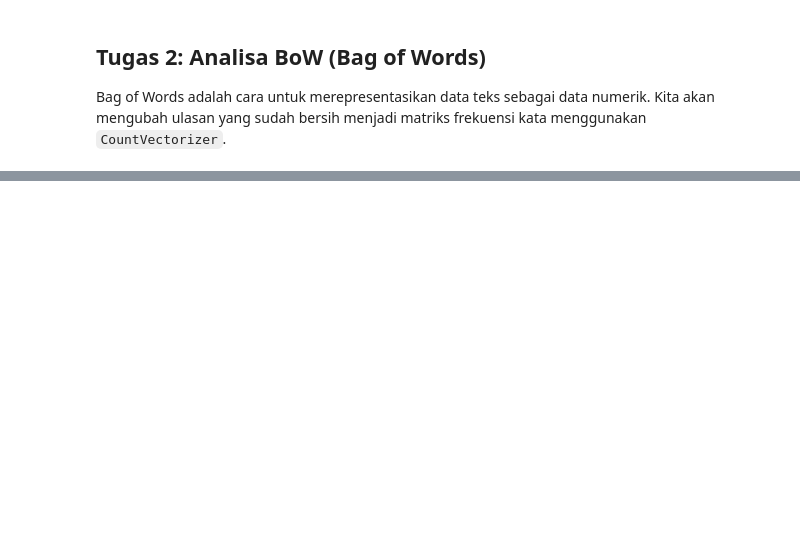
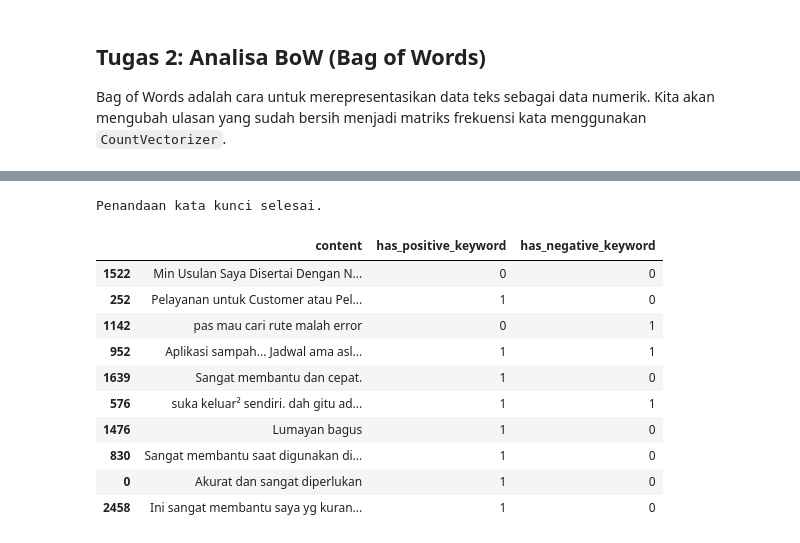
Before and after one commit to qoyyimil/pba, a Jupyter notebook: notebooks/3_EDA_BoW_Regex_Analysis_Moovit.ipynb, the cells around one changed output, grey strips where cells are left out. Cells and saved outputs as stored; diff of their text form; code cells hidden in the pictures; blank space fills up the shorter version.

```diff
--- a/notebooks/3_EDA_BoW_Regex_Analysis_Moovit.ipynb
+++ b/notebooks/3_EDA_BoW_Regex_Analysis_Moovit.ipynb
@@ -254,3 +208,83 @@ Penandaan kata kunci selesai.
+# %%
+# Definisikan kata kunci. Kita ambil dari kata-kata yang sudah di-stem dan umum.
+# Anda bisa memperluas daftar ini.
+positive_keywords = [
+    'bagus', 'baik', 'oke', 'sip', 'mantap', 'keren', 'puas', 'suka',
+    'sangat suka', 'juara', 'terbaik', 'luar biasa', 'istimewa', 'mantul',
+    'rekomendasi', 'rekomended', 'paham', 'mengerti', 'salut', 'jempol',
+    'the best', 'sempurna', 'tanpa cela', 'paten', 'jempolan',
+    'membantu', 'sangat membantu', 'terbantu', 'berguna', 'bermanfaat',
+    'memudahkan', 'mudah', 'gampang', 'gampang banget', 'mudah banget',
+    'simpel', 'praktis', 'efisien', 'fungsional', 'lengkap',
+    'fitur lengkap', 'sangat lengkap', 'ngebantu', 'ngebantu banget',
+    'andal', 'diandalkan', 'user friendly', 'intuitif', 'tampilan bagus',
+    'akurat', 'tepat', 'sesuai', 'real time', 'presisi', 'cepat',
+    'lancar', 'nggak lag', 'tidak lambat', 'ringan', 'enteng', 'nggak berat',
+    'tepat waktu', 'on time', 'sesuai jadwal', 'nggak ngaret', 'nggak telat',
+    'berhasil', 'sukses', 'bisa', 'selamat', 'terselamatkan',
+    'good', 'nice', 'great', 'cool', 'ok', 'love', 'best', 'thanks',
+    'thank you', 'very good', 'helpful', 'amazing', 'awesome',
+    'terima kasih', 'makasih', 'terimakasih', 'makasih banyak', 'terima kasih banyak'
+]
+negative_keywords = [
+    'iklan', 'banyak iklan', 'iklan terus', 'iklan melulu', 'iklan mulu',
+    'ganggu iklan', 'iklannya', 'kebanyakan iklan', 'ads',
+    'error', 'eror', 'bug', 'ngebug', 'crash', 'force close', 'berhenti',
+    'terhenti', 'keluar sendiri', 'mental', 'mental-mentalan', 'sering mental',
+    'nge-freeze', 'ngefreeze', 'blank', 'layar putih', 'tidak merespon', 'macet',
+    'lambat', 'lemot', 'lama', 'loading lama', 'berat', 'lemot banget',
+    'boros baterai', 'boros kuota', 'makan memori',
+    'tidak akurat', 'ga akurat', 'gak akurat', 'kurang akurat', 'salah',
+    'tidak sesuai', 'ga sesuai', 'beda', 'nyasar', 'salah rute', 'ngawur',
+    'salah jadwal', 'bohong', 'ngaco', 'gajelas', 'ga jelas', 'info salah',
+    'estimasi salah', 'ngaret', 'telat', 'tidak update', 'ketinggalan',
+    'gagal', 'tidak bisa', 'gabisa', 'gak bisa', 'ga bisa', 'susah',
+    'sulit', 'ribet', 'rumit', 'bingung', 'pusing', 'masalah', 'kendala',
+    'tidak berfungsi', 'tidak jalan', 'ga bisa login', 'gabisa login',
+    'tidak bisa daftar', 'verifikasi gagal', 'kode ga masuk', 'otp ga masuk',
+    'nggak bisa dibuka', 'tidak bisa dibuka', 'susah banget',
+    'jelek', 'buruk', 'parah', 'payah', 'kecewa', 'sampah', 'tolol', 'bodo',
+    'menyusahkan', 'mengganggu', 'terganggu', 'uninstal', 'hapus aplikasi',
+    'hancur', 'ancur', 'parah banget', 'ampas', 'bintang 1', 'kasih bintang 1',
+    'mendingan hapus', 'ga guna', 'tidak berguna', 'ga recomended',
+    'tidak direkomendasikan',
+    'bayar', 'berbayar', 'mahal', 'uang', 'potong', 'kena potong',
+    'tiba-tiba bayar', 'harus bayar', 'kenapa jadi bayar', 'paksa', 'dipaksa'
+]
+
+# Buat pola regex. Tanda '|' berarti 'ATAU'.
+# re.IGNORECASE agar tidak membedakan huruf besar/kecil.
+positive_pattern = re.compile('|'.join(positive_keywords), re.IGNORECASE)
+negative_pattern = re.compile('|'.join(negative_keywords), re.IGNORECASE)
+
+# Fungsi untuk menandai ulasan
+# Kita gunakan ulasan asli ('content') agar konteksnya lebih kaya
+def find_sentiment_keywords(review):
+    review = str(review)
+    # Cari kata kunci positif
+    has_positive = 1 if positive_pattern.search(review) else 0
+    # Cari kata kunci negatif
+    has_negative = 1 if negative_pattern.search(review) else 0
+    return pd.Series([has_positive, has_negative])
+
+# Terapkan fungsi pada DataFrame
+df[['has_positive_keyword', 'has_negative_keyword']] = df['content'].apply(find_sentiment_keywords)
+
+print("Penandaan kata kunci selesai.")
+df[['content', 'has_positive_keyword', 'has_negative_keyword']].sample(10)
+# %% [output]
+Penandaan kata kunci selesai.
+|  | content | has_positive_keyword | has_negative_keyword |
+| 1522 | Min Usulan Saya Disertai Dengan N... | 0 | 0 |
+| 252 | Pelayanan untuk Customer atau Pel... | 1 | 0 |
+| 1142 | pas mau cari rute malah error | 0 | 1 |
+| 952 | Aplikasi sampah... Jadwal ama asl... | 1 | 1 |
+| 1639 | Sangat membantu dan cepat. | 1 | 0 |
+| 576 | suka keluar² sendiri. dah gitu ad... | 1 | 1 |
+| 1476 | Lumayan bagus | 1 | 0 |
+| 830 | Sangat membantu saat digunakan di... | 1 | 0 |
+| 0 | Akurat dan sangat diperlukan | 1 | 0 |
+| 2458 | Ini sangat membantu saya yg kuran... | 1 | 0 |
 # %%
 # Hitung jumlah ulasan untuk setiap kategori
 positive_reviews = df['has_positive_keyword'].sum()
```
Also changed, not shown: parts of 9 cells of this notebook.
